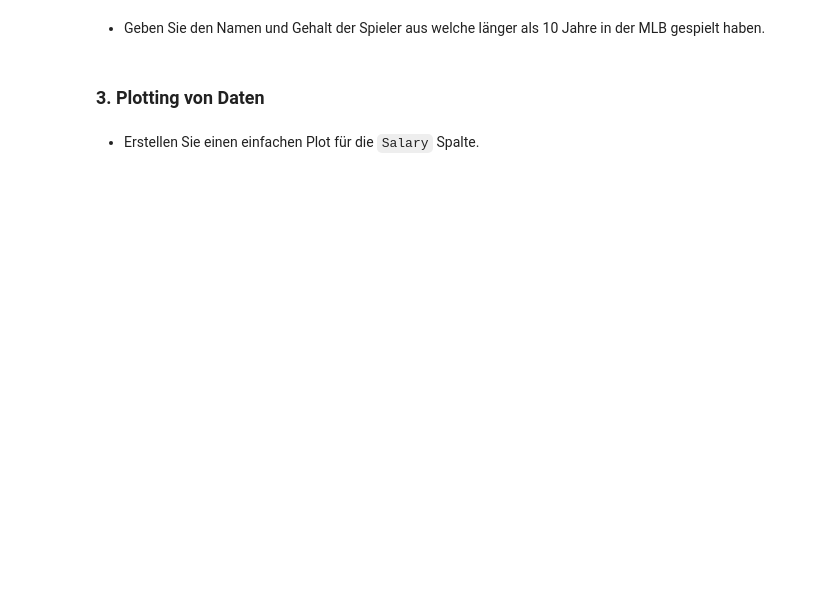
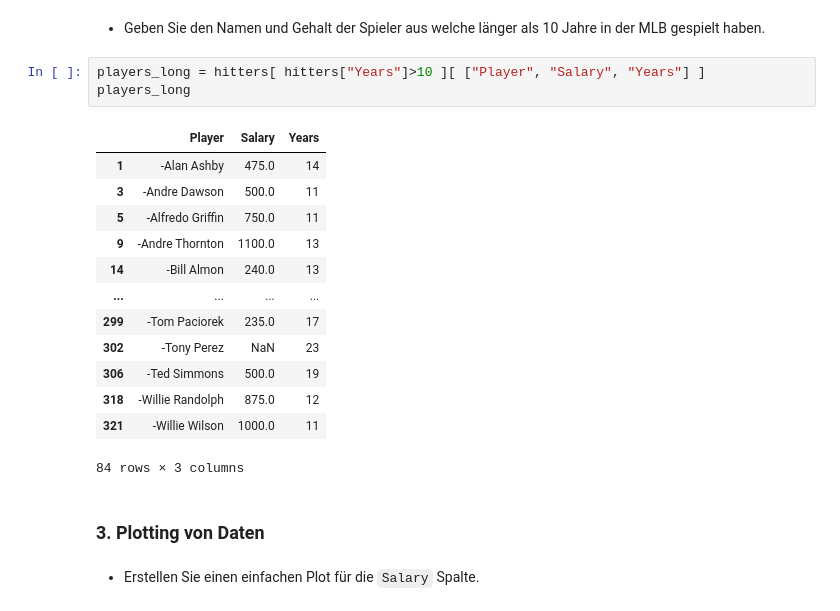
Before and after one commit to Lumi1070/ml-kurs, a Jupyter notebook: 0_PandasIntro.ipynb, the cells around one changed output. Saved outputs shown, nothing was run; the diff lists cells and outputs as text; blank space fills up the shorter version.

```diff
--- a/0_PandasIntro.ipynb
+++ b/0_PandasIntro.ipynb
@@ -42,5 +142,22 @@ pd.read_csv("./hitters.csv")
 # %% [markdown]
 - Geben Sie den Namen und Gehalt der Spieler aus welche länger als 10 Jahre in der MLB gespielt haben.
+# %%
+players_long = hitters[ hitters["Years"]>10 ][ ["Player", "Salary", "Years"] ]
+players_long
+# %% [output]
+|  | Player | Salary | Years |
+| 1 | -Alan Ashby | 475.0 | 14 |
+| 3 | -Andre Dawson | 500.0 | 11 |
+| 5 | -Alfredo Griffin | 750.0 | 11 |
+| 9 | -Andre Thornton | 1100.0 | 13 |
+| 14 | -Bill Almon | 240.0 | 13 |
+| ... | ... | ... | ... |
+| 299 | -Tom Paciorek | 235.0 | 17 |
+| 302 | -Tony Perez | NaN | 23 |
+| 306 | -Ted Simmons | 500.0 | 19 |
+| 318 | -Willie Randolph | 875.0 | 12 |
+| 321 | -Willie Wilson | 1000.0 | 11 |
+84 rows × 3 columns
 # %% [markdown]
 ### 3. Plotting von Daten
 # %% [markdown]
```
Also changed, not shown: parts of 13 cells of this notebook, 4 other files.
